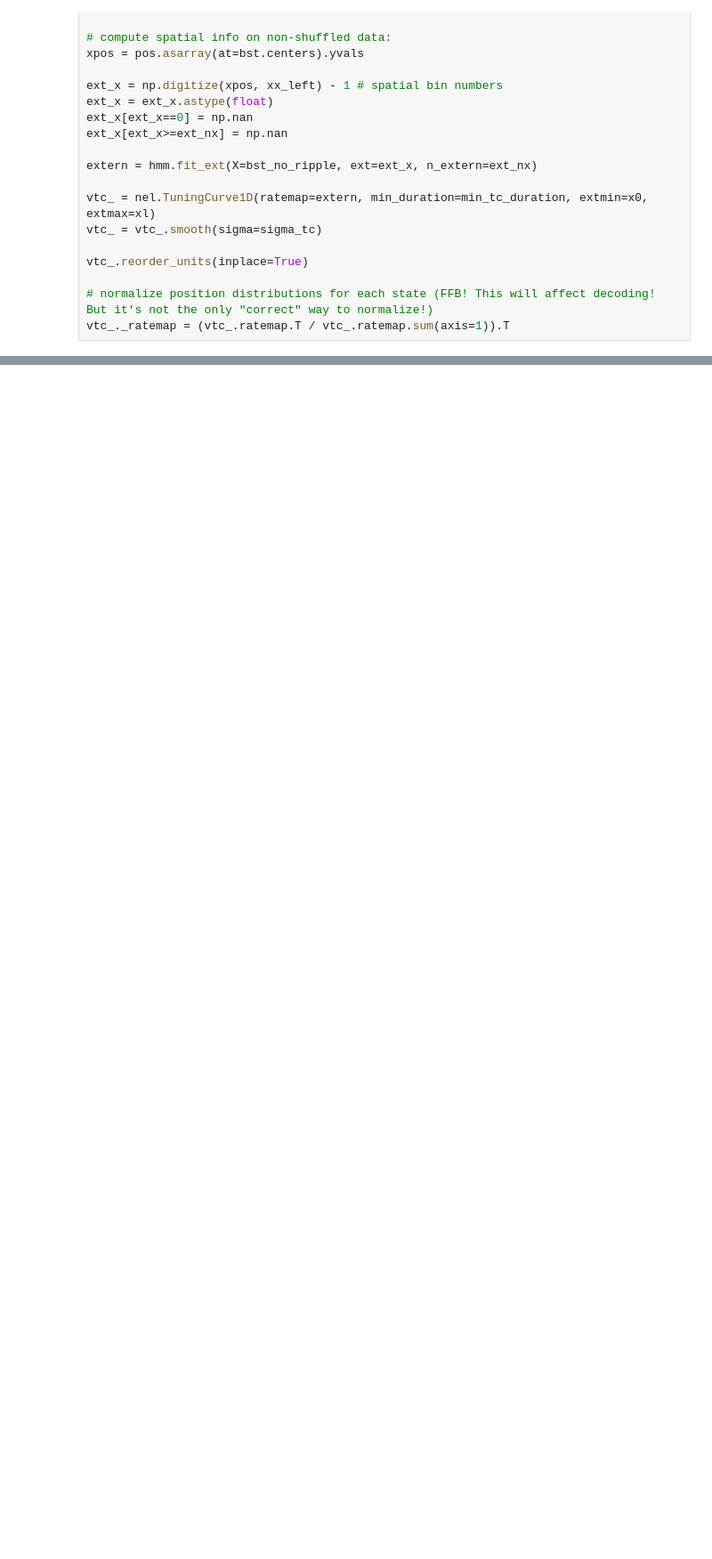
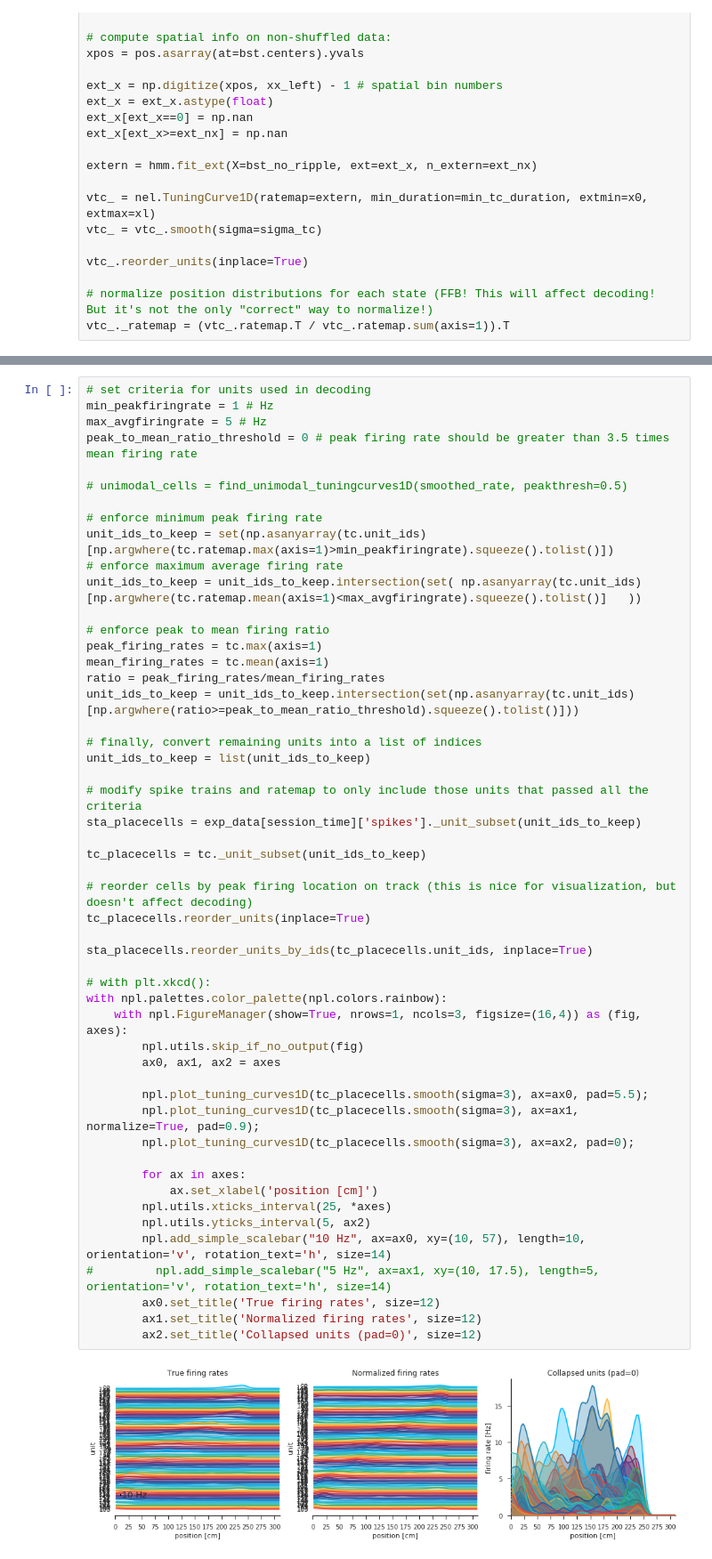
Before and after one commit to ckemere/CloudShuffles, a Jupyter notebook: draw_place_fields.ipynb, the cells around one changed output, grey strips where cells are left out. Shown at 89% size. Drawn from its saved outputs; the diff is of its cells as text; blank space fills up the shorter version.

```diff
--- a/draw_place_fields.ipynb
+++ b/draw_place_fields.ipynb
@@ -269,0 +365,53 @@ svg saved successfully...
+# %%
+# set criteria for units used in decoding
+min_peakfiringrate = 1 # Hz
+max_avgfiringrate = 5 # Hz
+peak_to_mean_ratio_threshold = 0 # peak firing rate should be greater than 3.5 times mean firing rate
+
+# unimodal_cells = find_unimodal_tuningcurves1D(smoothed_rate, peakthresh=0.5)
+
+# enforce minimum peak firing rate
+unit_ids_to_keep = set(np.asanyarray(tc.unit_ids)[np.argwhere(tc.ratemap.max(axis=1)>min_peakfiringrate).squeeze().tolist()])
+# enforce maximum average firing rate
+unit_ids_to_keep = unit_ids_to_keep.intersection(set( np.asanyarray(tc.unit_ids)[np.argwhere(tc.ratemap.mean(axis=1)<max_avgfiringrate).squeeze().tolist()]   ))
+
+# enforce peak to mean firing ratio
+peak_firing_rates = tc.max(axis=1)
+mean_firing_rates = tc.mean(axis=1)
+ratio = peak_firing_rates/mean_firing_rates
+unit_ids_to_keep = unit_ids_to_keep.intersection(set(np.asanyarray(tc.unit_ids)[np.argwhere(ratio>=peak_to_mean_ratio_threshold).squeeze().tolist()]))
+
+# finally, convert remaining units into a list of indices
+unit_ids_to_keep = list(unit_ids_to_keep)
+
+# modify spike trains and ratemap to only include those units that passed all the criteria
+sta_placecells = exp_data[session_time]['spikes']._unit_subset(unit_ids_to_keep)
+
+tc_placecells = tc._unit_subset(unit_ids_to_keep)
+
+# reorder cells by peak firing location on track (this is nice for visualization, but doesn't affect decoding)
+tc_placecells.reorder_units(inplace=True)
+
+sta_placecells.reorder_units_by_ids(tc_placecells.unit_ids, inplace=True)
+
+# with plt.xkcd():
+with npl.palettes.color_palette(npl.colors.rainbow):
+    with npl.FigureManager(show=True, nrows=1, ncols=3, figsize=(16,4)) as (fig, axes):
+        npl.utils.skip_if_no_output(fig)
+        ax0, ax1, ax2 = axes
+
+        npl.plot_tuning_curves1D(tc_placecells.smooth(sigma=3), ax=ax0, pad=5.5);
+        npl.plot_tuning_curves1D(tc_placecells.smooth(sigma=3), ax=ax1, normalize=True, pad=0.9);
+        npl.plot_tuning_curves1D(tc_placecells.smooth(sigma=3), ax=ax2, pad=0);
+
+        for ax in axes:
+            ax.set_xlabel('position [cm]')
+        npl.utils.xticks_interval(25, *axes)
+        npl.utils.yticks_interval(5, ax2)
+        npl.add_simple_scalebar("10 Hz", ax=ax0, xy=(10, 57), length=10, orientation='v', rotation_text='h', size=14)
+#         npl.add_simple_scalebar("5 Hz", ax=ax1, xy=(10, 17.5), length=5, orientation='v', rotation_text='h', size=14)
+        ax0.set_title('True firing rates', size=12)
+        ax1.set_title('Normalized firing rates', size=12)
+        ax2.set_title('Collapsed units (pad=0)', size=12)
+# %% [output]
+[figure, added]
```
Also changed, not shown: parts of 17 cells of this notebook, 2 other files.
